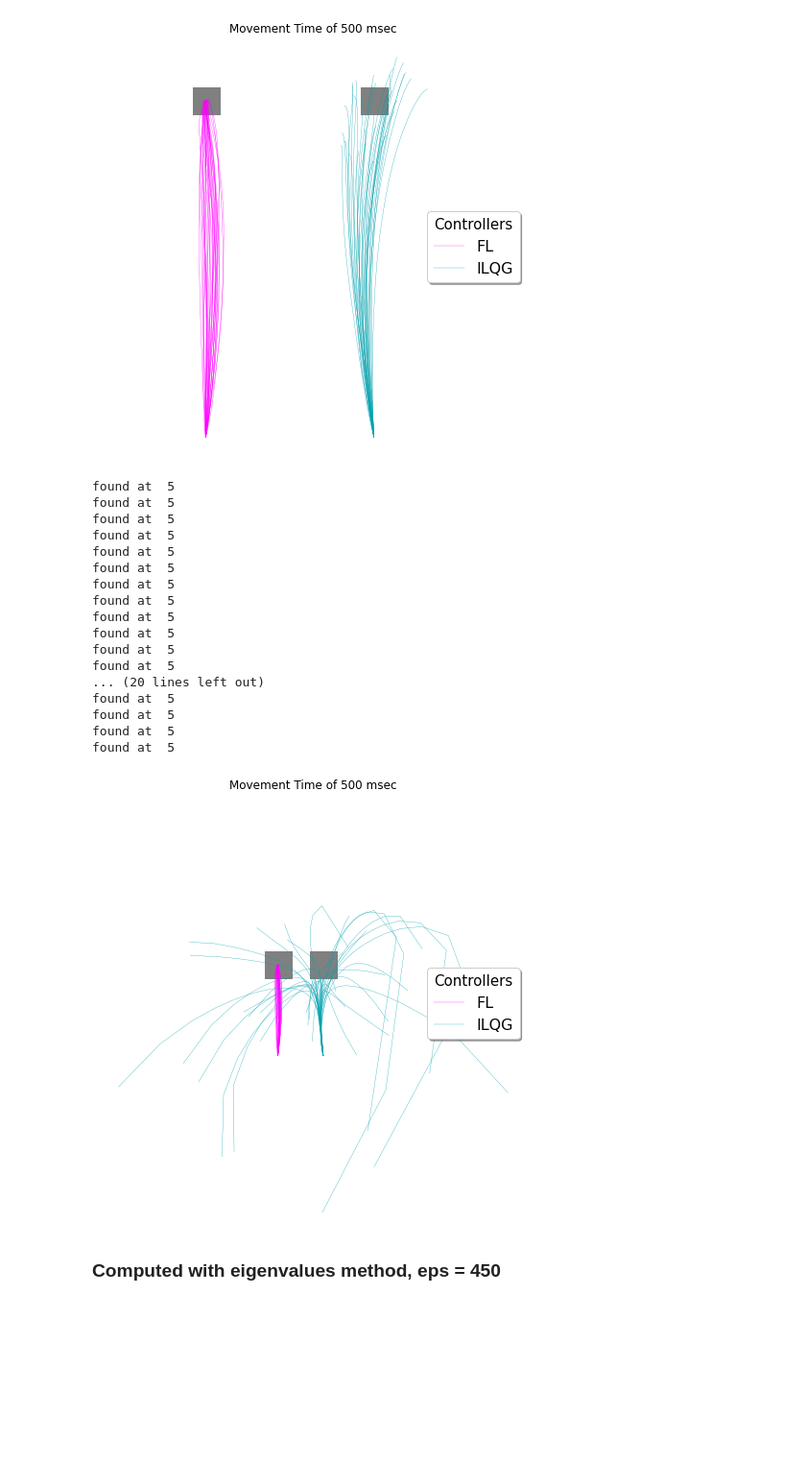
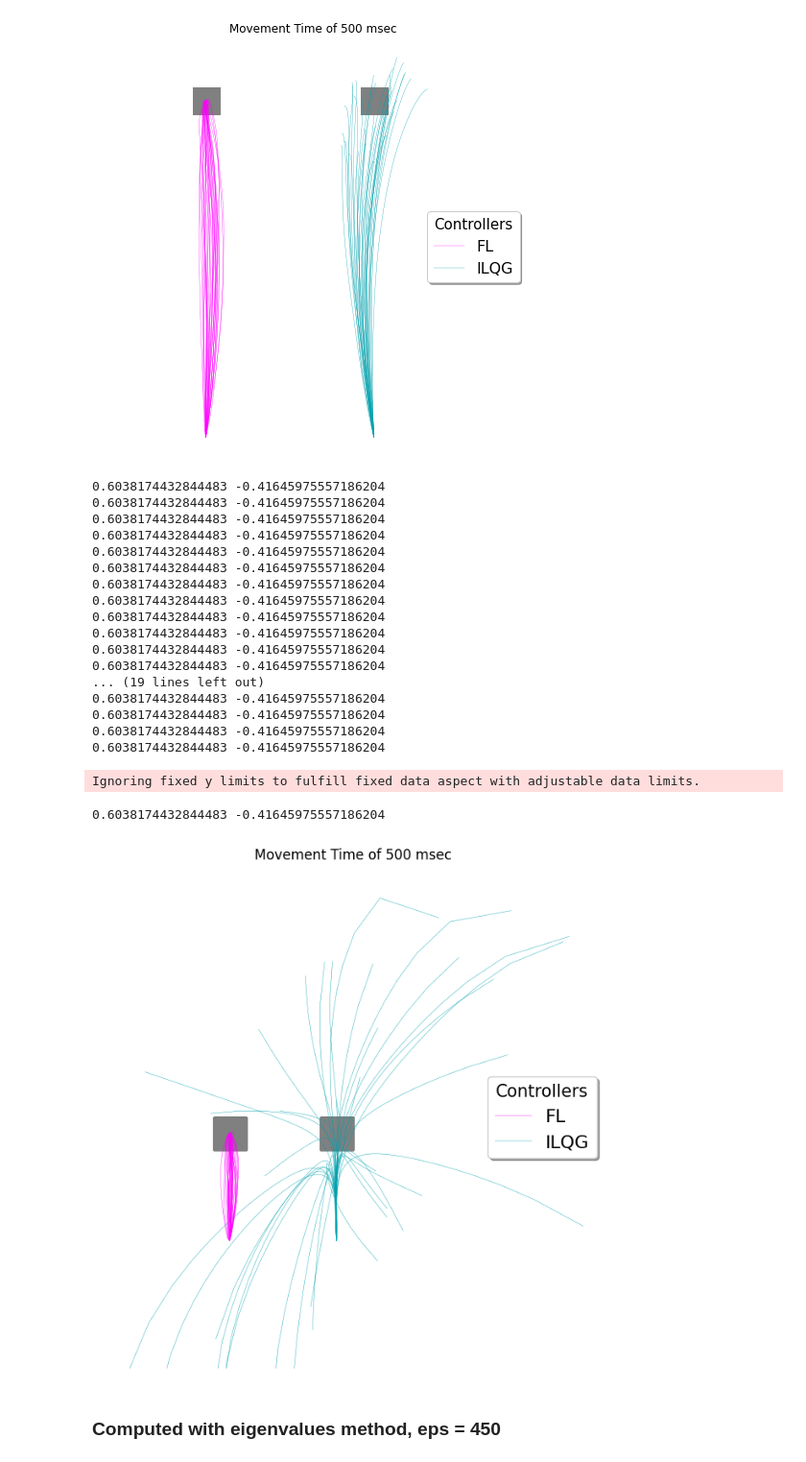
Before and after one commit to AlexandreThy/PhD, a Jupyter notebook: CurrentParts/ILQGvsFL.ipynb, the cells around one changed output. Shown at 96% size. Cells and saved outputs as stored; diff of their text form; code cells hidden in the pictures; blank space fills up the shorter version.

```diff
--- a/CurrentParts/ILQGvsFL.ipynb
+++ b/CurrentParts/ILQGvsFL.ipynb
@@ -453,52 +453,54 @@ for N in range(36):
         colorlist1 = get_colors_from_colormap(20,"spring")[:8]
         colorlist2 = get_colors_from_colormap(20,"winter")[-8:]
         colorlist3 = get_colors_from_colormap(20,"copper")[-8:]
         for i,angles in enumerate(np.array([pi/2])):
             color1,color2,color3 = colorlist1[i],colorlist2[i],colorlist3[i]
             plt.subplot(1,len(Duration),k+1)
             end = start + np.array([d*cos(angles),d*sin(angles)])
             plt.axis("equal")
             X,Y,_,x=Feedback_Linearization(Duration[k],w1=1e6,w2=1e6,w3=1,w4=1,r1 = 1e-6,r2=1e-6,starting_point=start,targets=end,plot = False,Showu=True,Num_iter=Niter[k],Delay = 0,Activate_Noise=True)
             plt.plot(X,Y,color = color1,linewidth = .3,label = "FL")
             plt.title("Movement Time of "+str(int(Duration[k]*1000))+" msec")
             plt.scatter([end[0]],[end[1]],color = "grey",s = 800,marker = "s")
             #plt.scatter([end[0]],[end[1]],color = "white",s = 400)
-            X,Y,_,x=ILQG(Duration[k],start=start,targets=end,plot = False,K=50,Delay = 0,Noise=True,Variance=1e-3,r1 = 1e-4)
+            X,Y,_,x=ILQG(Duration[k],start=start,targets=end,plot = False,K=100,Delay = 0,Noise=True,Variance=1e-3,r1 = 1e-6)
             plt.plot(X+10,Y,color = color2,linewidth = .3,label = "ILQG")
             plt.scatter([end[0]+10],[end[1]],color = "grey",s = 800,marker = "s")
             #X,Y,_,x=BestLQG(Duration[k],starting_point=start,targets=end,plot = False,Num_iter=Niter[k],Delay = .06,Activate_Noise=True)
             #plt.plot(X+20,Y,color = color3,linewidth = .3,label = "DLQG")
             #plt.scatter([end[0]+20],[end[1]],color = "grey",s = 800,marker = "s")
             if i == 0 and k==0 : MultipleLabel()
 
 
         plt.subplot(1,len(Duration),k+1)
         delete_axis(ax)
         delete_ticks(ax)
         #if k == 0: add_scale_cm(-4,31,5,fontsize =25)
 
 #plt.savefig("VarFF.pdf",dpi = 200)
 plt.ylim(28,55)
 plt.show()
 # %% [output]
-found at  5
-found at  5
-found at  5
-found at  5
-found at  5
-found at  5
-found at  5
-found at  5
-found at  5
-found at  5
-found at  5
-found at  5
-... (20 lines left out)
-found at  5
-found at  5
-found at  5
-found at  5
+0.6038174432844483 -0.41645975557186204
+0.6038174432844483 -0.41645975557186204
+0.6038174432844483 -0.41645975557186204
+0.6038174432844483 -0.41645975557186204
+0.6038174432844483 -0.41645975557186204
+0.6038174432844483 -0.41645975557186204
+0.6038174432844483 -0.41645975557186204
+0.6038174432844483 -0.41645975557186204
+0.6038174432844483 -0.41645975557186204
+0.6038174432844483 -0.41645975557186204
+0.6038174432844483 -0.41645975557186204
+0.6038174432844483 -0.41645975557186204
+... (19 lines left out)
+0.6038174432844483 -0.41645975557186204
+0.6038174432844483 -0.41645975557186204
+0.6038174432844483 -0.41645975557186204
+0.6038174432844483 -0.41645975557186204
+Ignoring fixed y limits to fulfill fixed data aspect with adjustable data limits.
+0.6038174432844483 -0.41645975557186204
-[figure, old version]
+[figure, new version]
 # %% [markdown]
 ### Computed with eigenvalues method, eps = 450
 # %%
```
Also changed, not shown: 1 other file.
